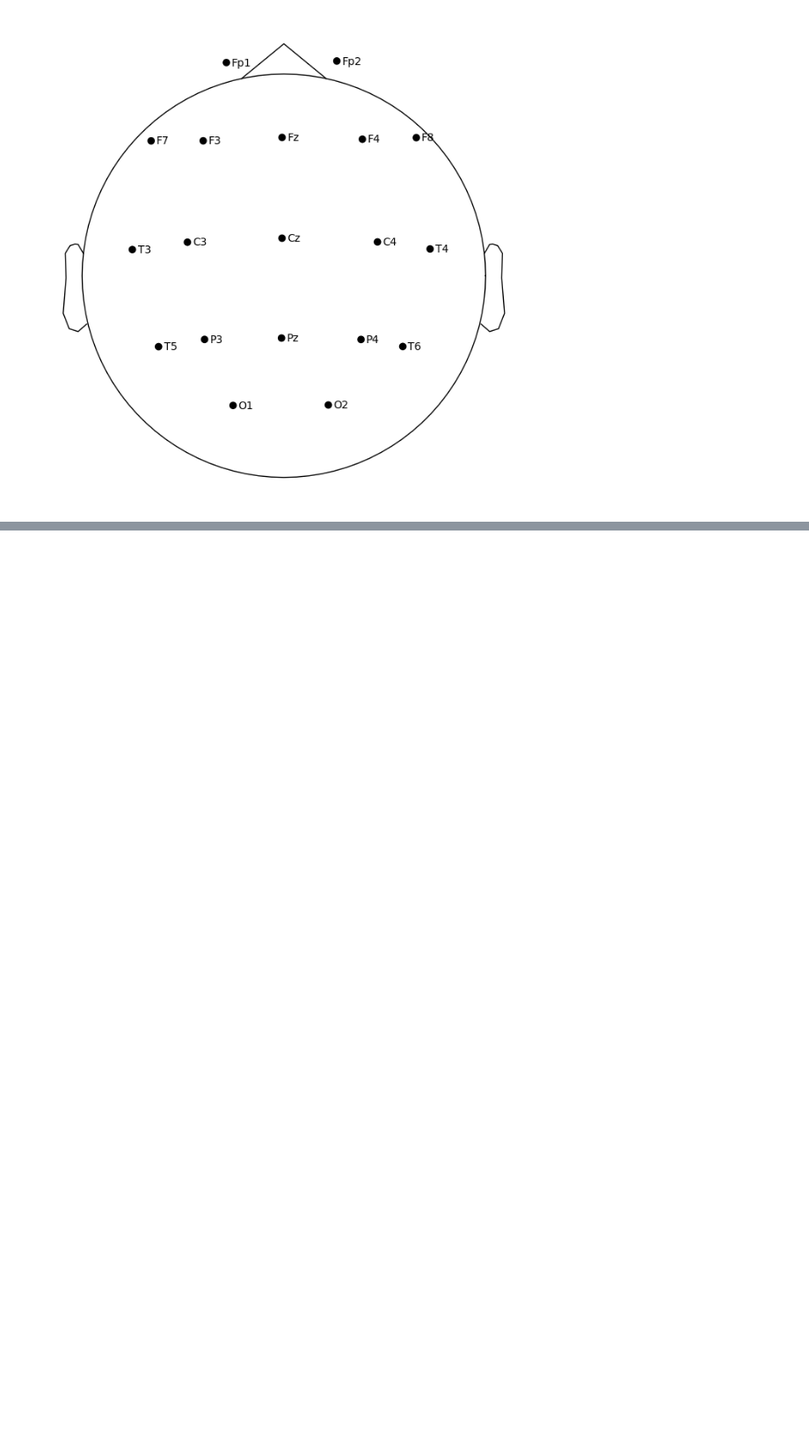
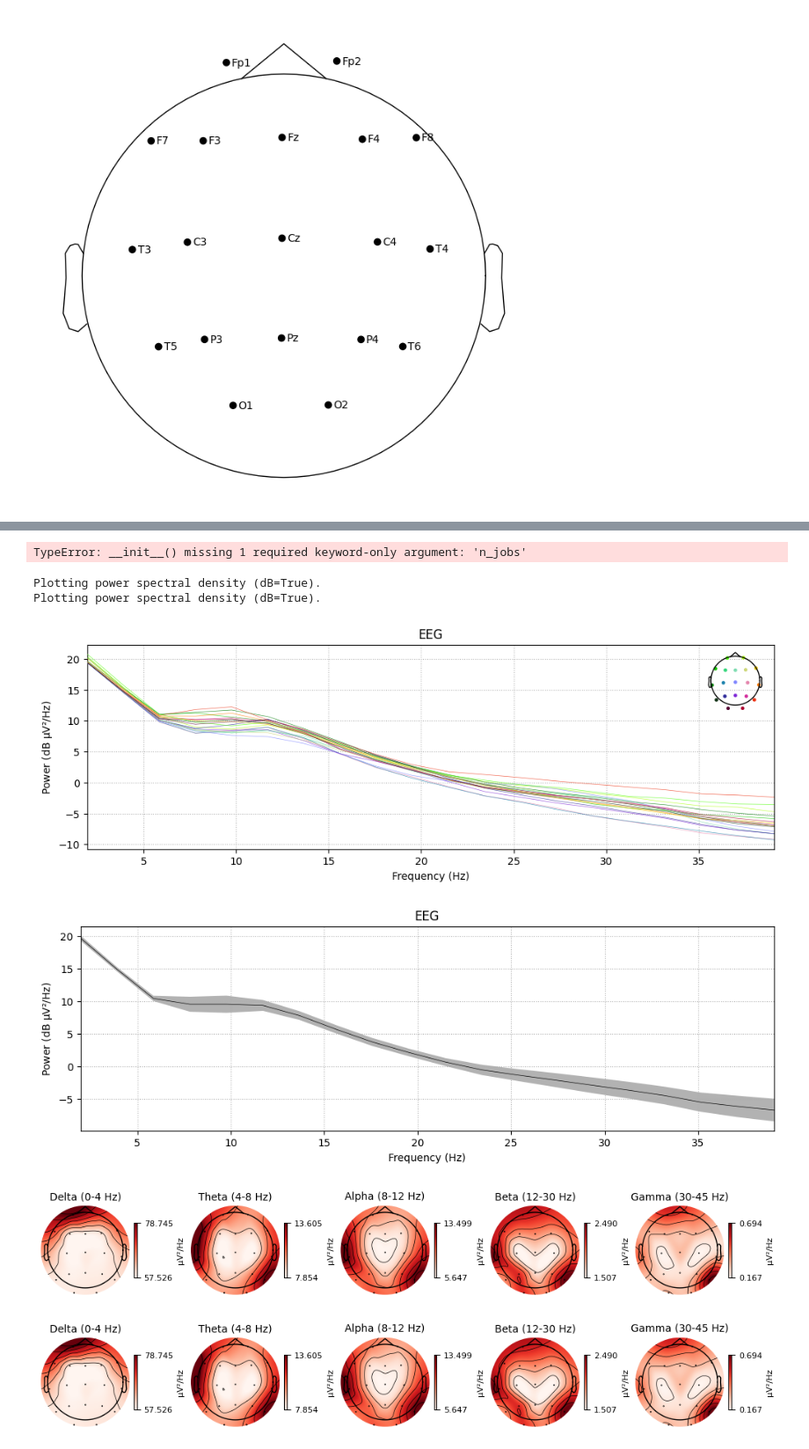
Before and after one commit to ans9868/neuroInfo, a Jupyter notebook: eeg-classification.ipynb, the cells around one changed output, grey strips where cells are left out. Shown at 88% size. Cells and saved outputs as stored; diff of their text form; code cells hidden in the pictures; blank space fills up the shorter version.

```diff
--- a/eeg-classification.ipynb
+++ b/eeg-classification.ipynb
@@ -134,0 +546,28 @@ raw.plot_sensors(kind="topomap", show_names=True)
+# %%
+average_spectrum = mne.time_frequency.Spectrum(
+    inst=raw,  # Or epochs, evoked
+    method='welch',
+    n_jobs = 1,
+    fmin=1.0,  # Set according to your analysis
+    fmax=40.0,  # Adjust frequency range as needed
+    tmin=0.0,  # Start time
+    tmax=None,  # End time (None uses the full duration)
+    picks="all",  # Select all available channels
+    exclude=[],  # No channels excluded
+    proj=True,  # Apply SSP projections if needed
+    remove_dc=True,  # Remove DC component
+    reject_by_annotation=True  # Use annotations to reject segments
+)
+# %% [output]
+TypeError: __init__() missing 1 required keyword-only argument: 'n_jobs'
+# %%
+average_spectrum.plot()
+average_spectrum.plot(average=True)
+average_spectrum.plot_topomap()
+# %% [output]
+Plotting power spectral density (dB=True).
+Plotting power spectral density (dB=True).
+[figure, added]
+[figure, added]
+[figure, added]
+[figure, added]
```
Also changed, not shown: parts of 17 cells of this notebook.
